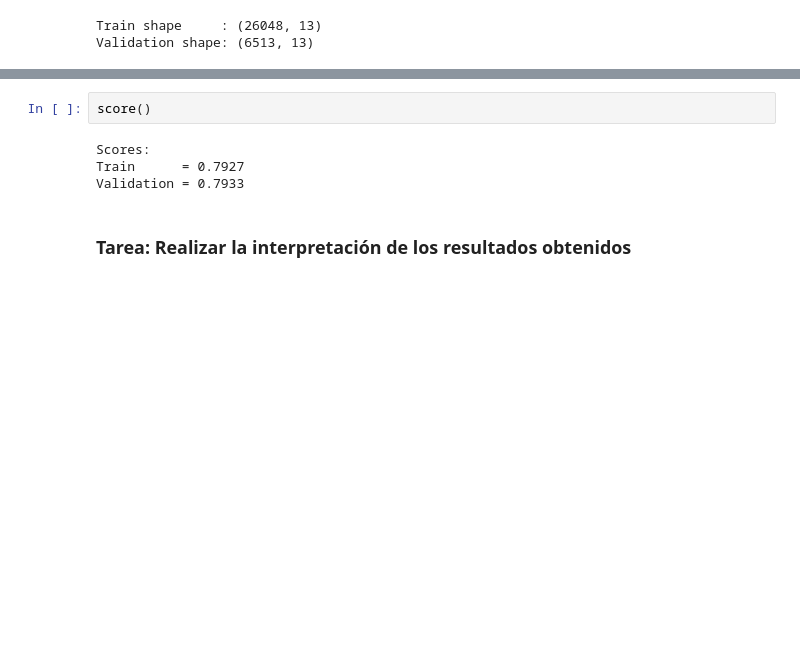
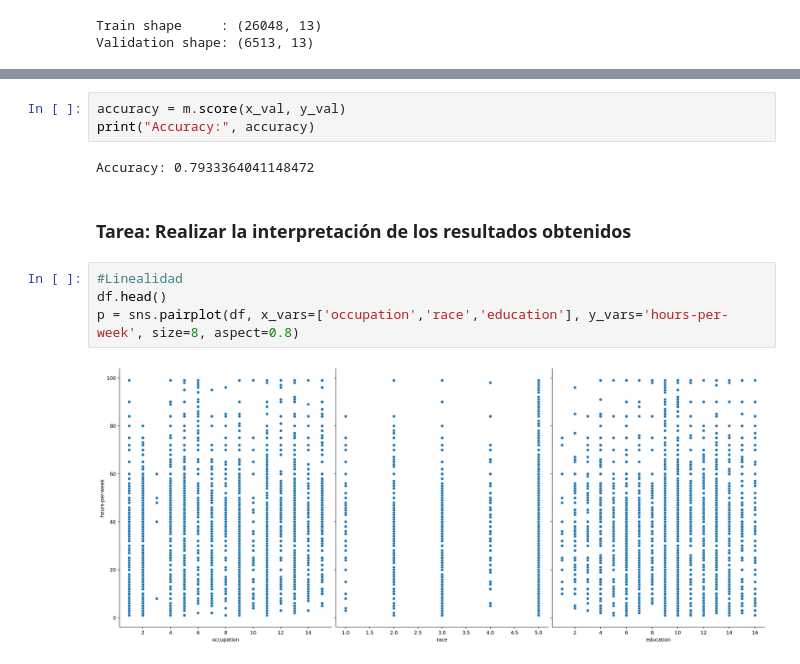
Before and after one commit to Marcelo-jmd/PA4-Innovacion, a Jupyter notebook: regresión_logística.ipynb, the cells around one changed output, grey strips where cells are left out. Drawn from its saved outputs; the diff is of its cells as text; blank space fills up the shorter version.

```diff
--- a/regresión_logística.ipynb
+++ b/regresión_logística.ipynb
@@ -108,8 +131,13 @@ LogisticRegression(C=1.0, class_weight=None, dual=False, fit_intercept=True,
-# %%
-score()
-# %% [output]
-Scores:
-Train      = 0.7927
-Validation = 0.7933
+# %%
+accuracy = m.score(x_val, y_val)
+print("Accuracy:", accuracy)
+# %% [output]
+Accuracy: 0.7933364041148472
 # %% [markdown]
 ### Tarea: Realizar la interpretación de los resultados obtenidos
+# %%
+#Linealidad
+df.head()
+p = sns.pairplot(df, x_vars=['occupation','race','education'], y_vars='hours-per-week', size=8, aspect=0.8)
+# %% [output]
+[figure, added]
```
Also changed, not shown: parts of 11 cells of this notebook.
